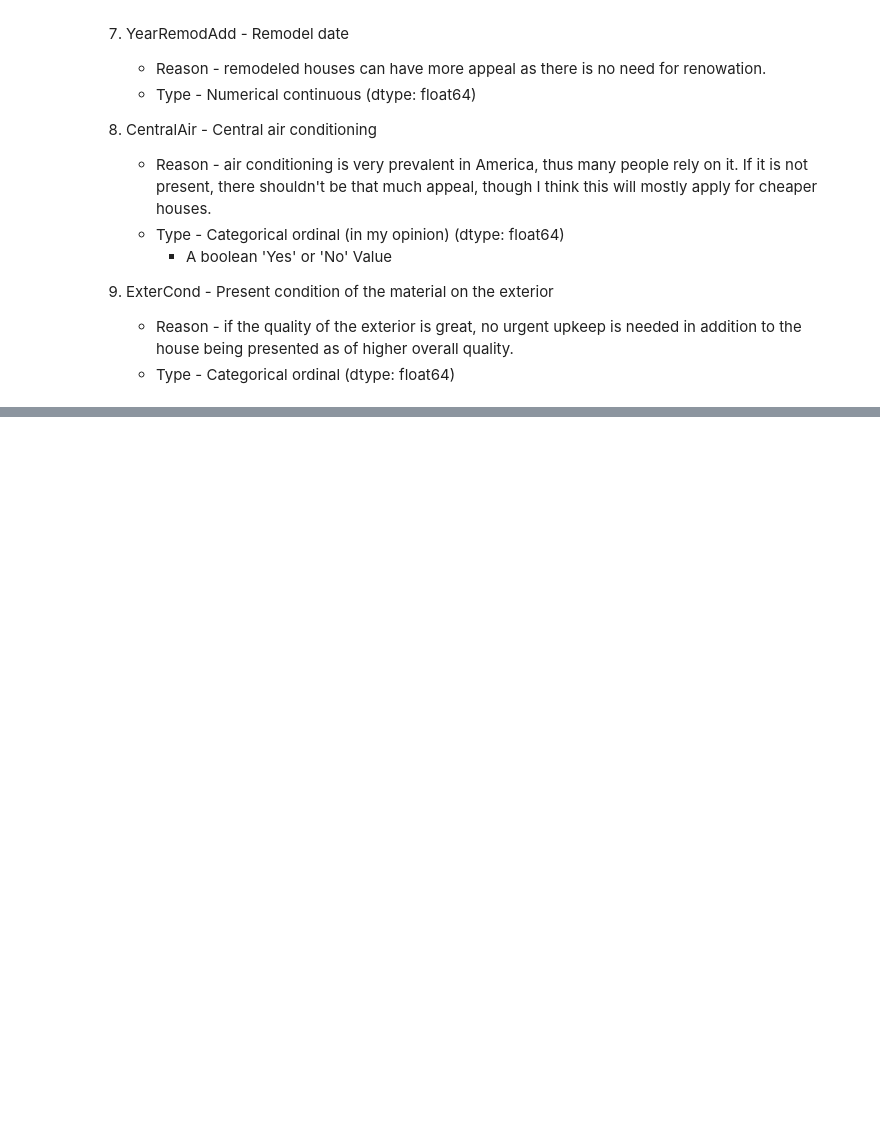
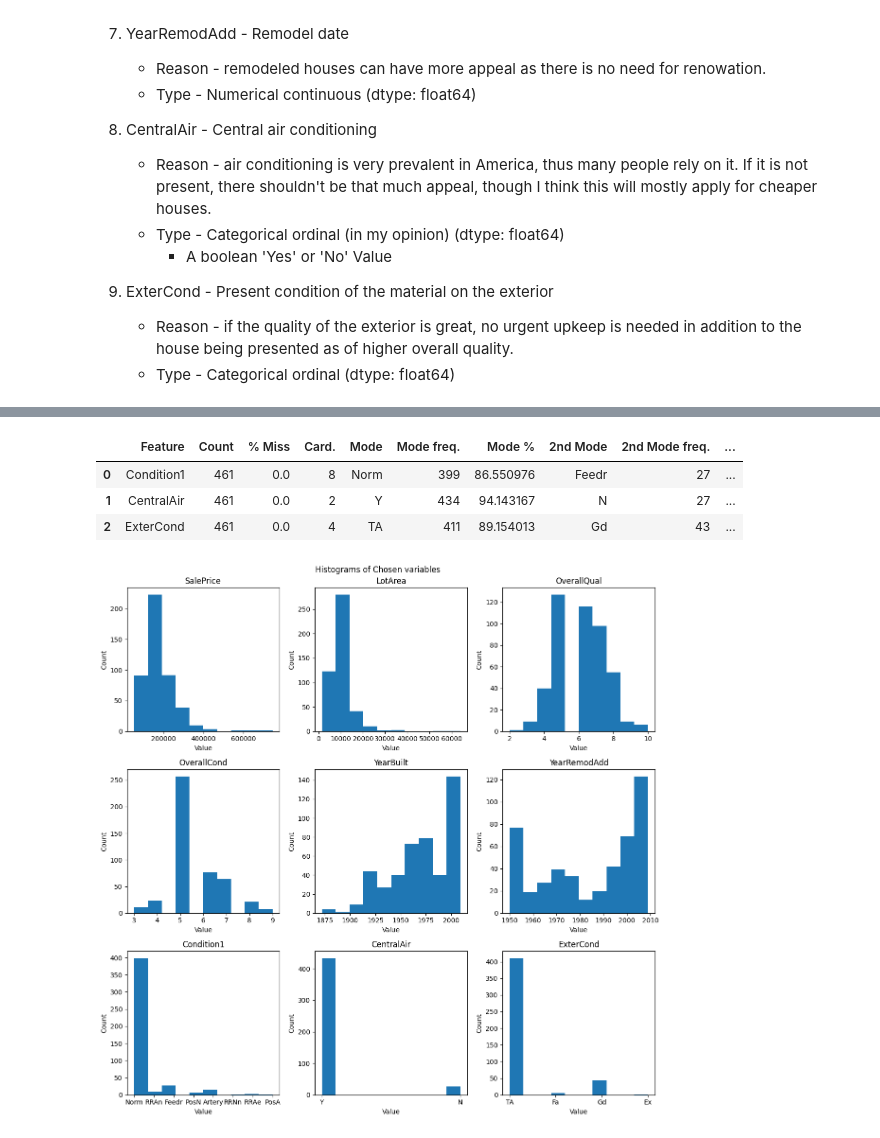
Before and after one commit to liutis6/House-Data-analysis-and-KNN, a Jupyter notebook: L1.ipynb, the cells around one changed output, grey strips where cells are left out. Cells and saved outputs as stored; diff of their text form; code cells hidden in the pictures; blank space fills up the shorter version.

Commit message:
Finish data quality table + add histograms and boxplots

```diff
--- a/L1.ipynb
+++ b/L1.ipynb
@@ -236,0 +253,28 @@ YearRemodAdd  | Std. Dev.:  21.139849743888696  !=  21.13984974388868
+# %%
+cate_df
+# %% [output]
+|  | Feature | Count | % Miss | Card. | Mode | Mode freq. | Mode % | 2nd Mode | 2nd Mode freq. | ... |
+| 0 | Condition1 | 461 | 0.0 | 8 | Norm | 399 | 86.550976 | Feedr | 27 | ... |
+| 1 | CentralAir | 461 | 0.0 | 2 | Y | 434 | 94.143167 | N | 27 | ... |
+| 2 | ExterCond | 461 | 0.0 | 4 | TA | 411 | 89.154013 | Gd | 43 | ... |
+# %%
+fig, axes = plt.subplots(3, 3, figsize=(12,12))
+
+fig.suptitle("Histograms of Chosen variables")
+
+all_feat = []
+for f in t_cont['Feature']:
+    all_feat.append(f)
+for f in t_cate['Feature']:
+    all_feat.append(f)
+
+for feat, ax in zip(all_feat, axes.flatten()):
+    ax.hist(df[feat])
+    ax.set_xlabel('Value')
+    ax.set_ylabel('Count')
+    ax.set_title(feat)
+
+plt.tight_layout()
+plt.show()
+# %% [output]
+[figure, added]
```
Also changed, not shown: parts of 2 cells of this notebook.
